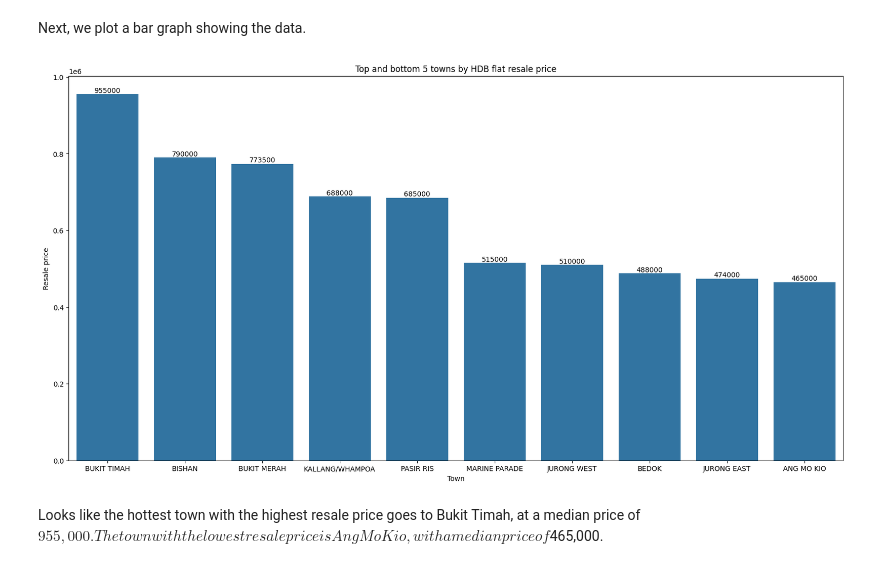
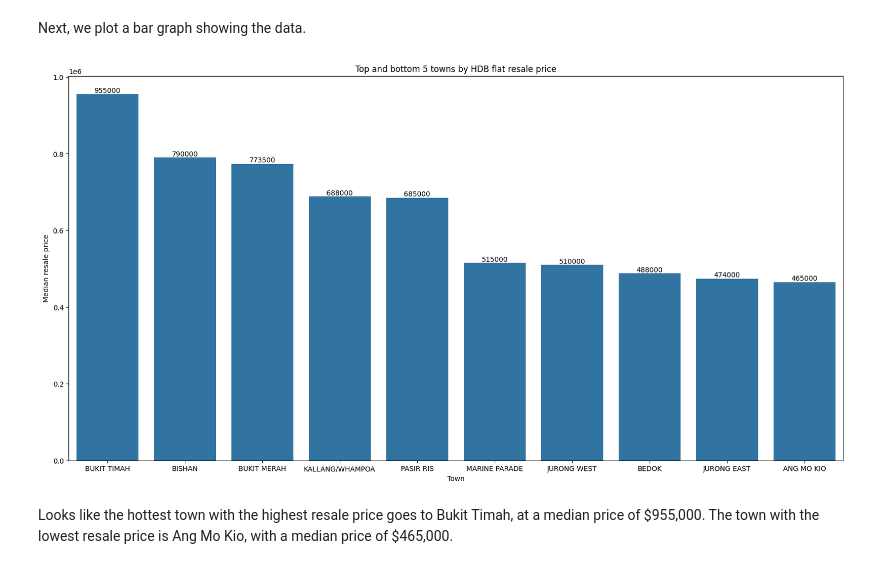
Before and after one commit to ElvisFoo/hdb-resale-prices-analysis, a Jupyter notebook: hdb resale analysis.ipynb, the cells around one changed output. Cells and saved outputs as stored; diff of their text form; code cells hidden in the pictures.

Commit message:
fixed markdown formatting issue and made slight changes to figure label

```diff
--- a/hdb resale analysis.ipynb
+++ b/hdb resale analysis.ipynb
@@ -138,14 +138,14 @@ Next, we plot a bar graph showing the data.
 # %%
 df_town = pd.concat([df_town.head(5), df_town.tail(5)])
 
 fig_town, ax_town = plt.subplots(figsize=(20,10))
 
 sns.barplot(df_town, ax=ax_town);
 ax_town.bar_label(ax_town.containers[0], fontsize=10);
 ax_town.set_xlabel('Town');
-ax_town.set_ylabel('Resale price');
+ax_town.set_ylabel('Median resale price');
 ax_town.set_title('Top and bottom 5 towns by HDB flat resale price');
 # %% [output]
-[figure, old version]
+[figure, new version]
 # %% [markdown]
-Looks like the hottest town with the highest resale price goes to Bukit Timah, at a median price of $955,000. The town with the lowest resale price is Ang Mo Kio, with a median price of $465,000.
+Looks like the hottest town with the highest resale price goes to Bukit Timah, at a median price of \$955,000. The town with the lowest resale price is Ang Mo Kio, with a median price of \$465,000.
```
